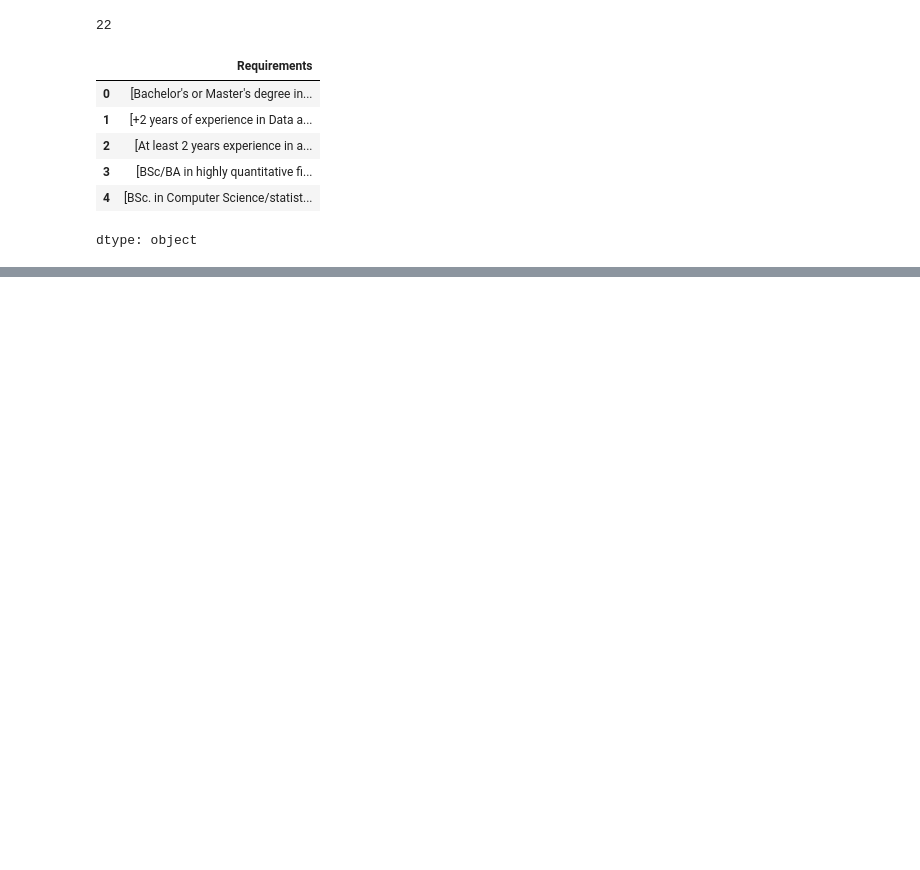
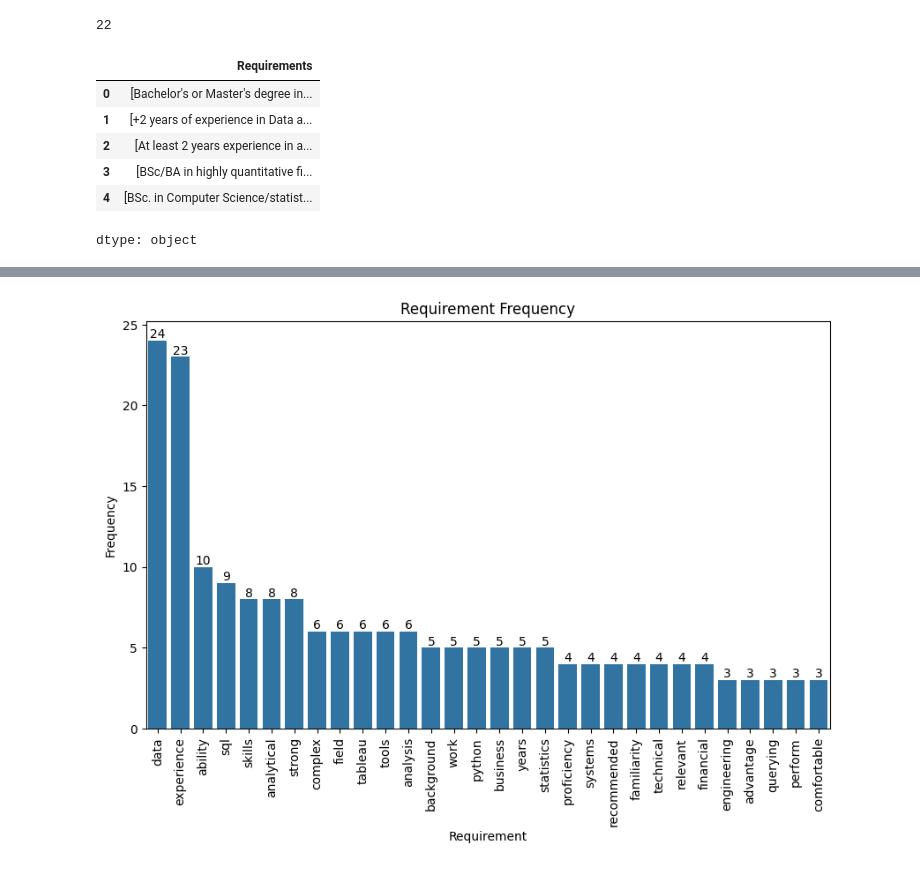
Before and after one commit to arielwendichansky/LinkedIn_analysis, a Jupyter notebook: linkedin_project.ipynb, the cells around one changed output, grey strips where cells are left out. Drawn from its saved outputs; the diff is of its cells as text; code cells hidden in the pictures; blank space fills up the shorter version.

```diff
--- a/linkedin_project.ipynb
+++ b/linkedin_project.ipynb
@@ -506,0 +656,22 @@ dtype: object
+# %%
+# Combine years with experience as single token
+for idx, word in enumerate(filtered_tokens):
+    if word == '1' and idx < len(filtered_tokens) - 1:  # Ensure the index is valid
+        if filtered_tokens[idx + 1] == '2':
+            # Combine years into single line
+            filtered_tokens[idx] = '1-2 years experience'
+            # Remove the next following word
+            filtered_tokens.pop(idx + 1)
+    elif word == '2' and idx < len(filtered_tokens) - 1:
+        if filtered_tokens[idx + 1] == 'years':
+            # Combine years into single line
+            filtered_tokens[idx] = '2 years experience'
+            # Remove the next following word
+    elif word == '1-2 years experience' or word == '2 years experience':
+        if filtered_tokens[idx + 1] == 'experience':
+            # Combine years into single line
+            filtered_tokens.pop(idx + 1)
+
+
+# Print the updated list to verify the result
+print(filtered_tokens)
@@ -506,0 +680,4 @@ dtype: object
+# %%
+# Calculate the frequency of words repetition
+word_freq = pd.Series(filtered_tokens).value_counts()
+word_freq
@@ -506,0 +699,13 @@ dtype: object
+# %%
+plt.figure(figsize=(10, 6))
+
+ax = sns.barplot(x=word_freq.index[:30], y=word_freq.values[:30])
+for i in ax.containers:
+    ax.bar_label(i)
+plt.xlabel('Requirement')
+plt.ylabel('Frequency')
+plt.title('Requirement Frequency')
+plt.xticks(rotation=90)
+plt.show()
+# %% [output]
+[figure, added]
```
Also changed, not shown: parts of 29 cells of this notebook.
